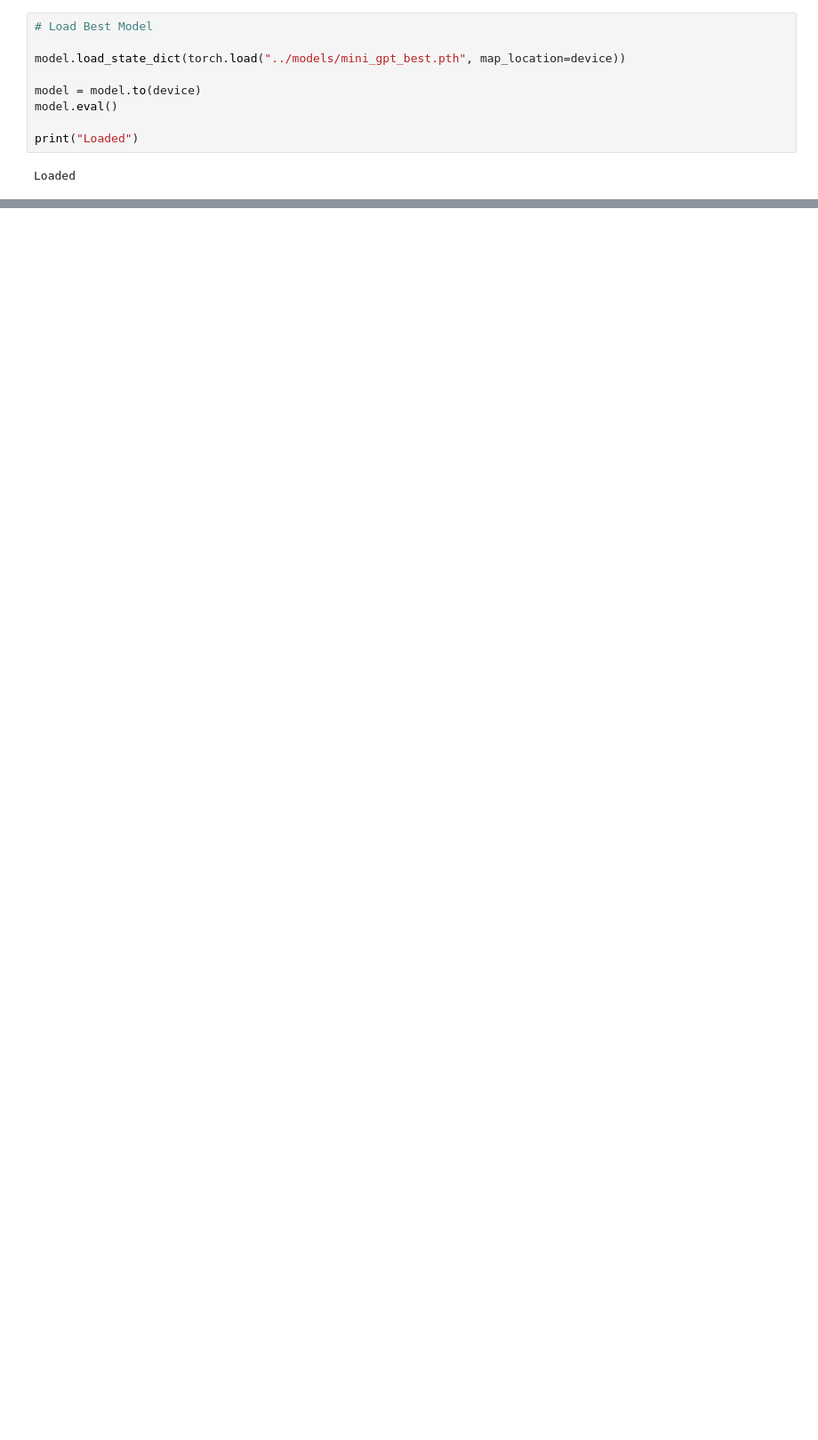
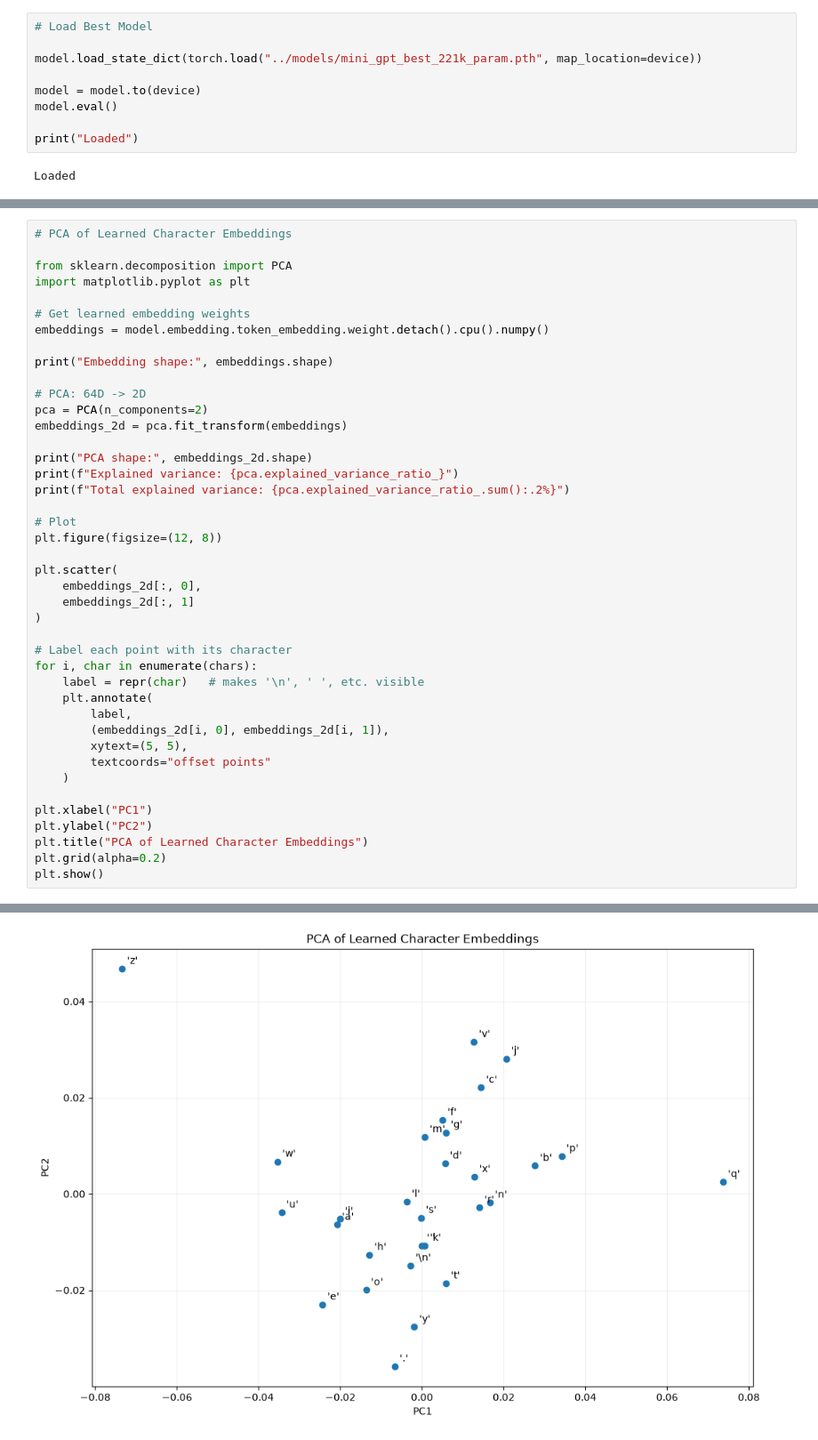
Before and after one commit to rahulkhichar7/miniGPT-char-level-LM, a Jupyter notebook: notebooks/miniGPT_local_training.ipynb, the cells around one changed output, grey strips where cells are left out. Shown at 89% size. Saved outputs shown, nothing was run; the diff lists cells and outputs as text; blank space fills up the shorter version.

Commit message:
added PCA 2D plot

```diff
--- a/notebooks/miniGPT_local_training.ipynb
+++ b/notebooks/miniGPT_local_training.ipynb
@@ -352,7 +368,7 @@ plot_loss_curve(train_losses, val_losses)
 # %%
 # Load Best Model
 
-model.load_state_dict(torch.load("../models/mini_gpt_best.pth", map_location=device))
+model.load_state_dict(torch.load("../models/mini_gpt_best_221k_param.pth", map_location=device))
 
 model = model.to(device)
 model.eval()
@@ -486,0 +522,43 @@ print("Checkpoint loaded successfully.")
+# %%
+# PCA of Learned Character Embeddings
+
+from sklearn.decomposition import PCA
+import matplotlib.pyplot as plt
+
+# Get learned embedding weights
+embeddings = model.embedding.token_embedding.weight.detach().cpu().numpy()
+
+print("Embedding shape:", embeddings.shape)
+
+# PCA: 64D -> 2D
+pca = PCA(n_components=2)
+embeddings_2d = pca.fit_transform(embeddings)
+
+print("PCA shape:", embeddings_2d.shape)
+print(f"Explained variance: {pca.explained_variance_ratio_}")
+print(f"Total explained variance: {pca.explained_variance_ratio_.sum():.2%}")
+
+# Plot
+plt.figure(figsize=(12, 8))
+
+plt.scatter(
+    embeddings_2d[:, 0],
+    embeddings_2d[:, 1]
+)
+
+# Label each point with its character
+for i, char in enumerate(chars):
+    label = repr(char)   # makes '\n', ' ', etc. visible
+    plt.annotate(
+        label,
+        (embeddings_2d[i, 0], embeddings_2d[i, 1]),
+        xytext=(5, 5),
+        textcoords="offset points"
+    )
+
+plt.xlabel("PC1")
+plt.ylabel("PC2")
+plt.title("PCA of Learned Character Embeddings")
+plt.grid(alpha=0.2)
+plt.show()
+# %% [output]
@@ -486,0 +569 @@ print("Checkpoint loaded successfully.")
+[figure, added]
```
Also changed, not shown: parts of 9 cells of this notebook.
